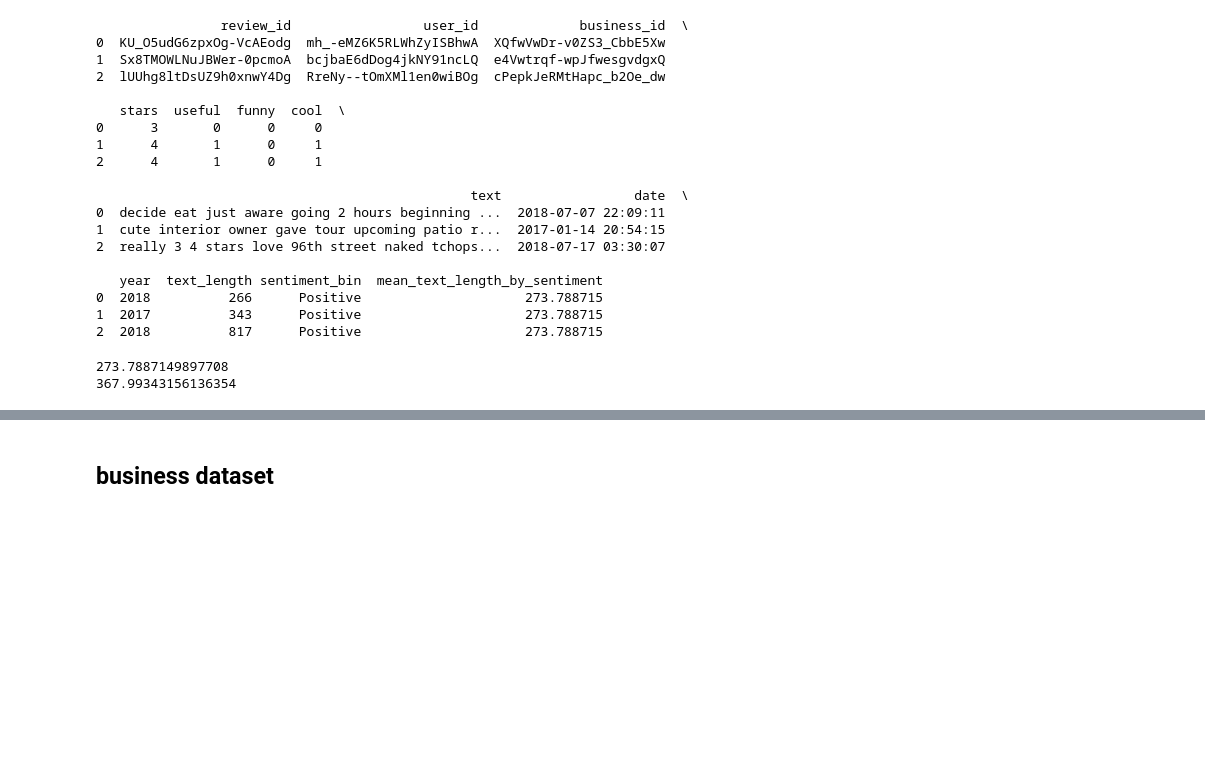
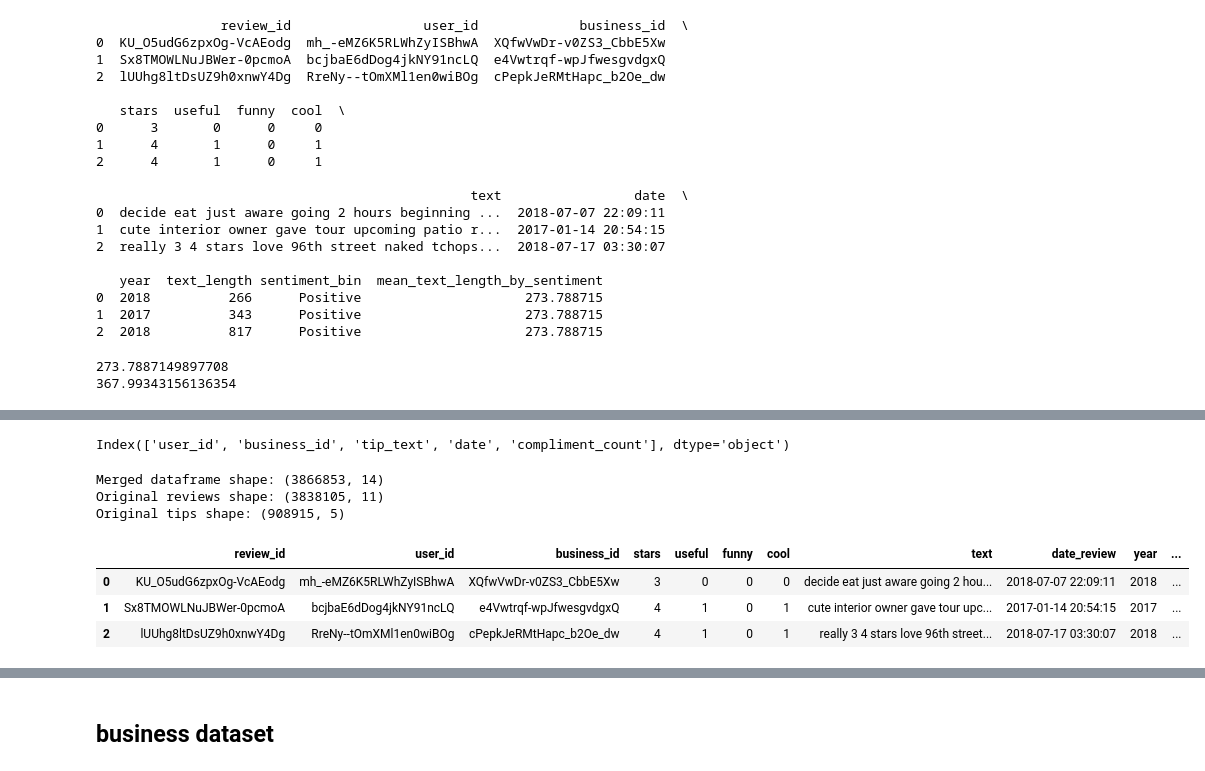
Before and after one commit to vanessageena/MTech-BAP, a Jupyter notebook: vanclean.ipynb, the cells around one changed output, grey strips where cells are left out. Saved outputs shown, nothing was run; the diff lists cells and outputs as text; code cells hidden in the pictures; blank space fills up the shorter version.

Commit message:
merge tips dataset with reviews dataset and populate

```diff
--- a/vanclean.ipynb
+++ b/vanclean.ipynb
@@ -437,0 +451,5 @@ print(df_reviews_preprocessed[df_reviews_preprocessed['sentiment_bin']=="Negativ
+# %%
+# loading the final reviews data frame
+df_reviews_preprocessed = pd.read_csv('Data/textprocessed_reviews_2017-2022.csv')
+print("reviews dataframe columns:", df_reviews_preprocessed.columns)
+df_reviews_preprocessed.head(3)
@@ -437,0 +464,7 @@ print(df_reviews_preprocessed[df_reviews_preprocessed['sentiment_bin']=="Negativ
+# %%
+# before concat, add identifier column
+reviews_clean = df_reviews_preprocessed[['review_id', 'user_id', 'business_id', 'stars', 'useful', 'funny',
+       'cool', 'text', 'date', 'year', 'text_length']].copy()
+tips_clean = tip_df[['user_id', 'business_id', 'text', 'date', 'compliment_count']].copy()
+print("reviews_clean data columns before concat:", reviews_clean.columns)
+print("tips_clean data columns before concat:", tips_clean.columns)
@@ -437,0 +502,27 @@ print(df_reviews_preprocessed[df_reviews_preprocessed['sentiment_bin']=="Negativ
+# %%
+# renaming of `text` column in tips dataset
+tips_clean.rename(columns={'text': 'tip_text'}, inplace=True)
+tips_clean.columns
+# %% [output]
+Index(['user_id', 'business_id', 'tip_text', 'date', 'compliment_count'], dtype='object')
+# %%
+# concatenate the 2 dataframes
+merged_df_reviews_tip = pd.merge(reviews_clean, tips_clean,
+                    on=['user_id', 'business_id'],
+                    how='left',
+                    suffixes=('_review', '_tip'))
+
+print(f"Merged dataframe shape: {merged_df_reviews_tip.shape}")
+print(f"Original reviews shape: {reviews_clean.shape}")
+print(f"Original tips shape: {tips_clean.shape}")
+# %% [output]
+Merged dataframe shape: (3866853, 14)
+Original reviews shape: (3838105, 11)
+Original tips shape: (908915, 5)
+# %%
+merged_df_reviews_tip.head(3)
+# %% [output]
+|  | review_id | user_id | business_id | stars | useful | funny | cool | text | date_review | year | ... |
+| 0 | KU_O5udG6zpxOg-VcAEodg | mh_-eMZ6K5RLWhZyISBhwA | XQfwVwDr-v0ZS3_CbbE5Xw | 3 | 0 | 0 | 0 | decide eat just aware going 2 hou... | 2018-07-07 22:09:11 | 2018 | ... |
+| 1 | Sx8TMOWLNuJBWer-0pcmoA | bcjbaE6dDog4jkNY91ncLQ | e4Vwtrqf-wpJfwesgvdgxQ | 4 | 1 | 0 | 1 | cute interior owner gave tour upc... | 2017-01-14 20:54:15 | 2017 | ... |
+| 2 | lUUhg8ltDsUZ9h0xnwY4Dg | RreNy--tOmXMl1en0wiBOg | cPepkJeRMtHapc_b2Oe_dw | 4 | 1 | 0 | 1 | really 3 4 stars love 96th street... | 2018-07-17 03:30:07 | 2018 | ... |
```
Also changed, not shown: parts of 29 cells of this notebook, 1 other file.
